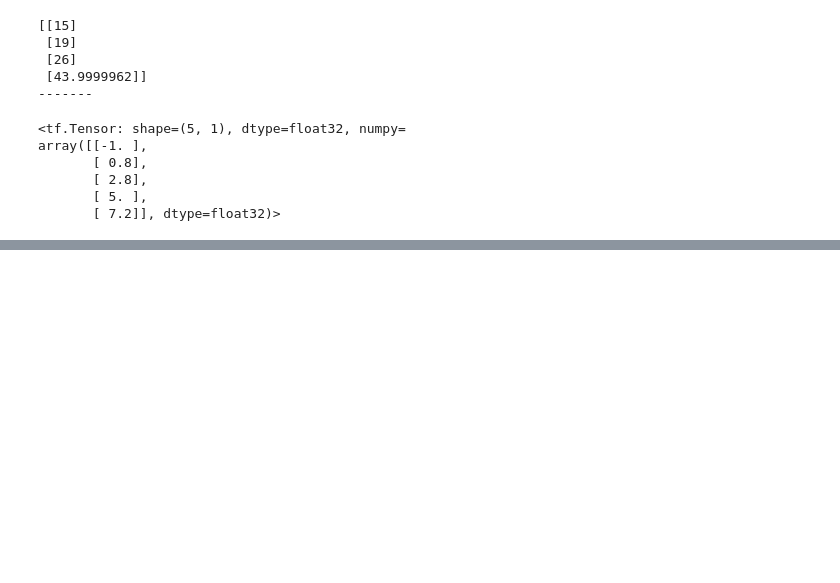
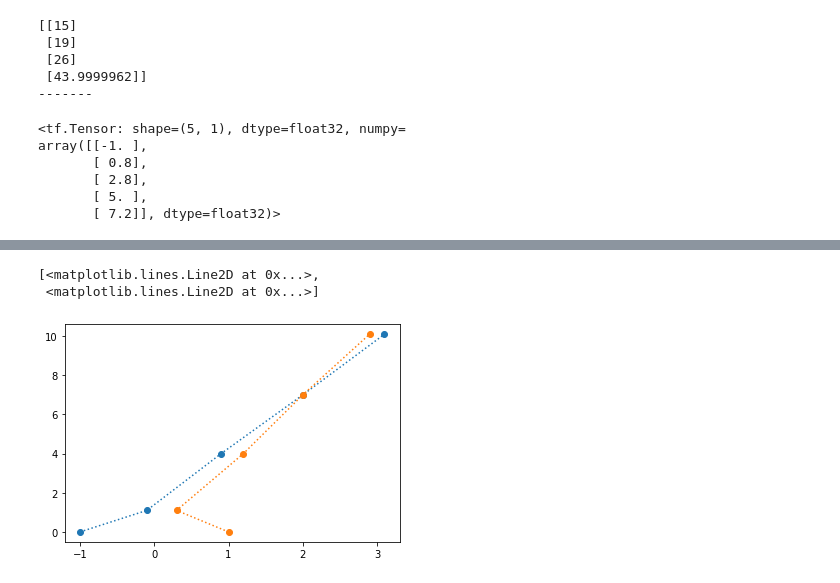
Before and after one commit to StudyBigdata111/pythonstudy, a Jupyter notebook: python/python_1.ipynb, the cells around one changed output, grey strips where cells are left out. Cells and saved outputs as stored; diff of their text form; code cells hidden in the pictures; blank space fills up the shorter version.

```diff
--- a/python/python_1.ipynb
+++ b/python/python_1.ipynb
@@ -3571,3 +3605,9 @@ array([[-1. ],
+# %%
+plt.plot(X.numpy(), y, "o:")
+# %% [output]
+[<matplotlib.lines.Line2D at 0x...>,
+ <matplotlib.lines.Line2D at 0x...>]
+[figure, added]
 # %%
 A = tf.Variable(np.array(  ),dtype = tf.float32)
 x = tf.Variable(np.array(  ), dtype = tf.float32)
```
Also changed, not shown: parts of 5 cells of this notebook.
